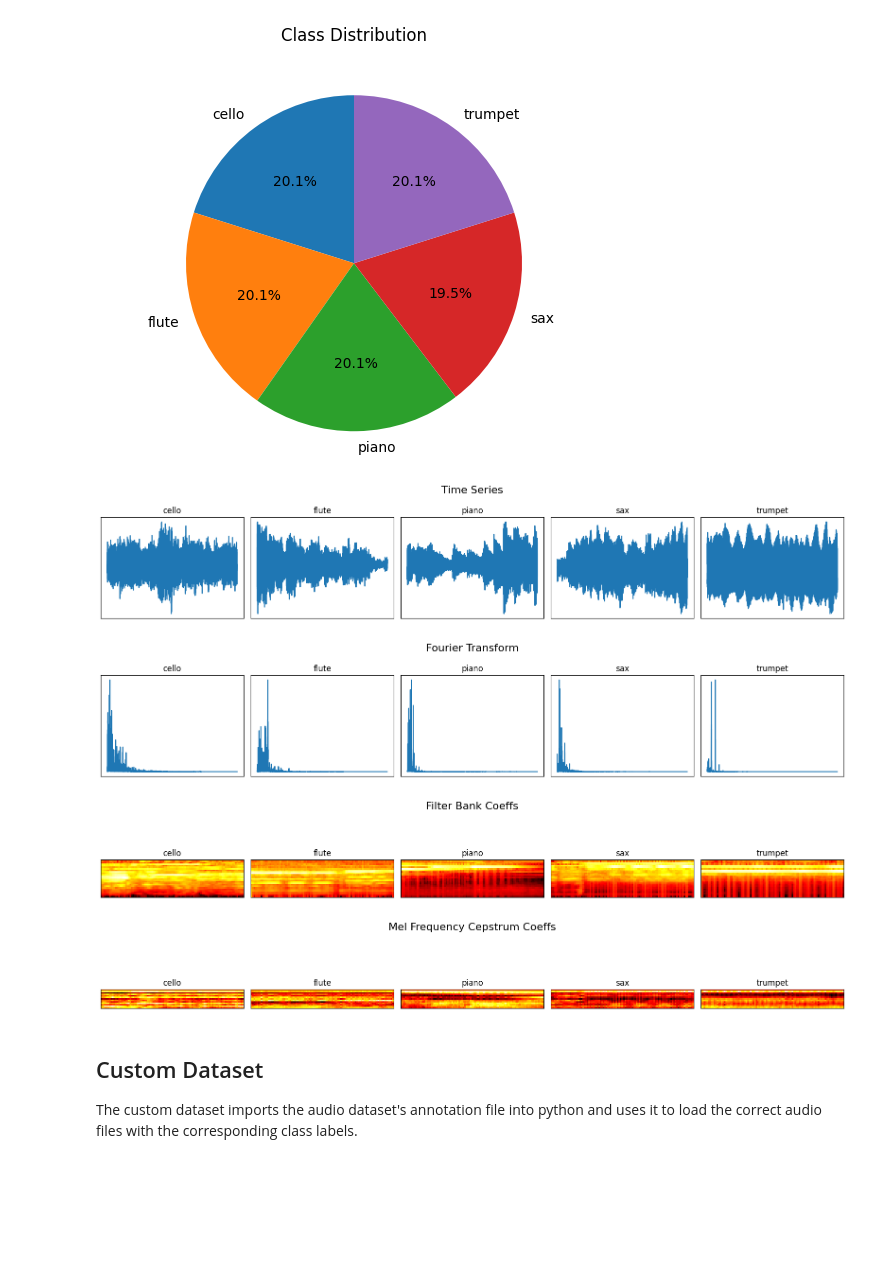
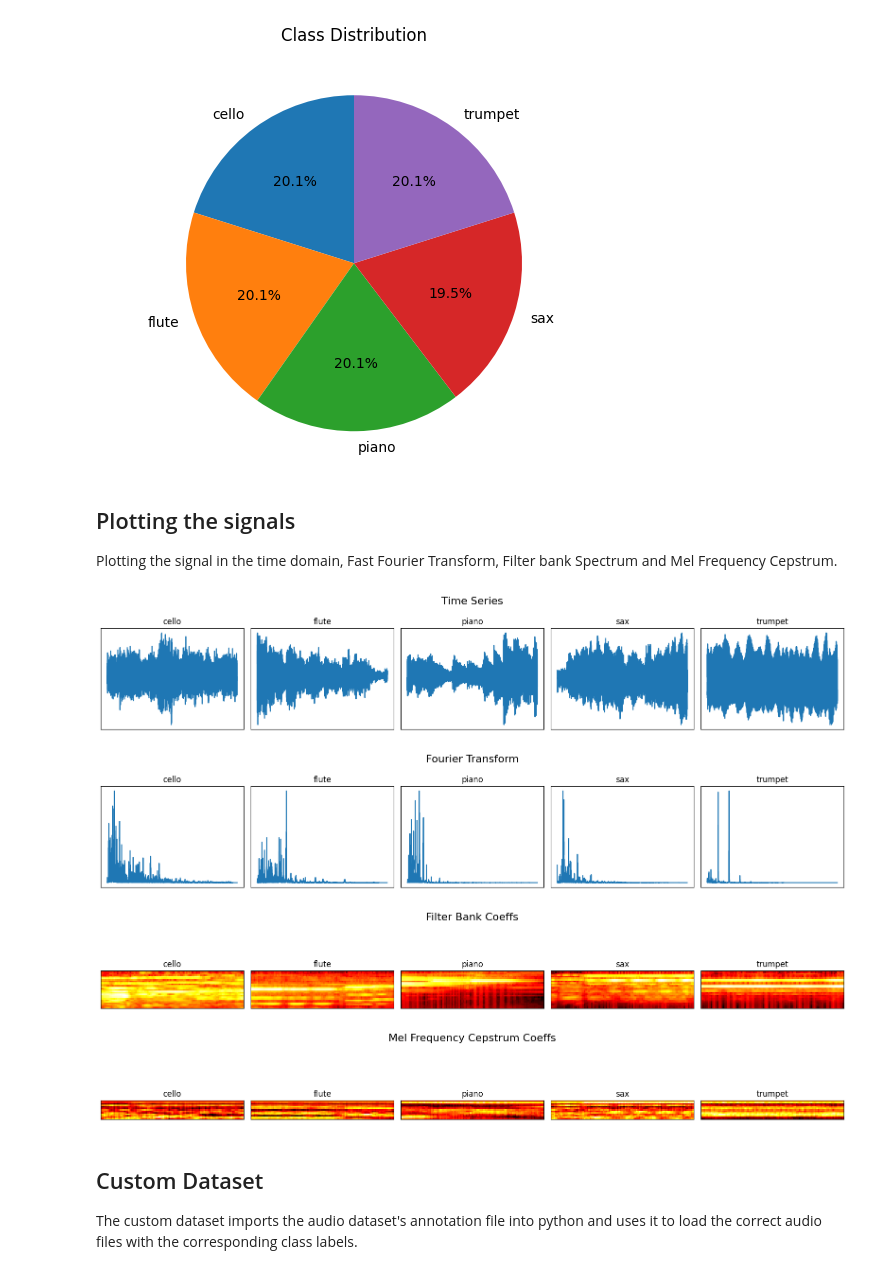
Before and after one commit to harveyf2801/MIR-Instrument-Classification, a Jupyter notebook: InstrumentClassification.ipynb, the cells around one changed output. Drawn from its saved outputs; the diff is of its cells as text; code cells hidden in the pictures; blank space fills up the shorter version.

Commit message:
added comments and tidied code, then applied clean function to save pre-processed data

```diff
--- a/InstrumentClassification.ipynb
+++ b/InstrumentClassification.ipynb
@@ -88,24 +121,26 @@ annotations.to_csv(path_or_buf="annotations.csv", sep=',', encoding='utf-8', ind
 # %% [output]
 [figure]
+# %% [markdown]
+## Plotting the signals
+Plotting the signal in the time domain, Fast Fourier Transform, Filter bank Spectrum and Mel Frequency Cepstrum.
 # %%
-def envelope(y, fs, threshold):
-	mask = []
-	y = pd.Series(y).apply(np.abs)
-	y_mean = y.rolling(window=int(fs/16), min_periods=1, center=True).mean()
-	for mean in y_mean:
-		if mean > threshold:
-			mask.append(True)
-		else:
-			mask.append(False)
-	return mask
-
-def calc_fft(y, rate):
+def calc_fft(y, fs):
+	'''
+	Calculates the Fast Fourier Transform of a signal.
+	:param y: The input signal.
+	:param fs: The sampling rate of the signal.
+	:return: A tuple with the magnitude values and frequency bins (1/sample rate).
+	'''
 	n = len(y)
-	freqs = np.fft.rfftfreq(n, d=1/rate)
+	freqs = np.fft.rfftfreq(n, d=1/fs)
 	Y = abs(np.fft.rfft(y)/n)
 	return (Y, freqs)
 
 def plot_signals_time(signals):
+	'''
+	Plots the time domain of the signals.
+	:param signals: The input signals in a list.
+	'''
 
 	ncols = len(signals)
 	fig, ax = plt.subplots(1, ncols, figsize=(16, 3))
@@ -124,6 +159,10 @@ def plot_signals_time(signals):
 	plt.show()
 
 def plot_ffts(signals):
+	'''
+	Plots the Fast Fourier Transform of the signals.
+	:param signals: The input signals in a list.
+	'''
 
 	ncols = len(signals)
 	fig, ax = plt.subplots(1, ncols, figsize=(16, 3))
@@ -144,6 +183,10 @@ def plot_ffts(signals):
 	plt.show()
 
 def plot_fbanks(signals):
+	'''
+	Plots the Filter Bank spectrogram of the signals.
+	:param signals: The input signals in a list.
+	'''
 
 	ncols = len(signals)
 	fig, ax = plt.subplots(1, ncols, figsize=(16, 3))
@@ -163,6 +206,10 @@ def plot_fbanks(signals):
 	plt.show()
 
 def plot_mfccs(signals):
+	'''
+	Plots the Mel Frequency Cepstrum of the signals.
+	:param signals: The input signals in a list.
+	'''
 
 	ncols = len(signals)
 	fig, ax = plt.subplots(1, ncols, figsize=(16, 3))
@@ -181,48 +228,43 @@ def plot_mfccs(signals):
 	plt.tight_layout()
 	plt.show()
 
+# Creating dictionaries to hold the data and the corresponding class label as a key
 signals = {}
 fft = {}
 fbank = {}
 mfccs = {}
 
-# Plotting the feature extractions of the audio
+# Getting all the unique class labels
+classes = list(np.unique(annotations.ClassLabel))
+
+# Iterating through the classes and selecting the first signal from each to extract features
 for c in classes:
   wav_file = annotations[annotations.ClassLabel == c].iloc[0, 0]
-  signal, fs = librosa.load(os.path.join(AUDIO_FILES, wav_file), mono=True, sr=None)
-  mask = envelope(signal, fs, 0.0005)
-  signal = signal[mask]
+  signal, fs = librosa.load(os.path.join(CLEAN_FILES, wav_file), mono=True, sr=None)
   signals[c] = signal
   fft[c] = calc_fft(signal, fs)
   bank = logfbank(signal[:fs], fs, nfilt=26, nfft=1103).T
   fbank[c] = bank
   mel = mfcc(signal[:fs], fs, numcep=13, nfilt=26, nfft=1103).T
   mfccs[c] = mel
 
+# Plotting the feature extractions of the audio
 plot_signals_time(signals)
 plt.show()
 
 plot_ffts(fft)
 plt.show()
 
 plot_fbanks(fbank)
 plt.show()
 
 plot_mfccs(mfccs)
 plt.show()
-
-clean_files = os.listdir('clean')
-for file in tqdm(annotations.Filename):
-	if file in clean_files:
-		continue
-	signal, fs = librosa.load(os.path.join(AUDIO_FILES, file), mono=True, sr=16000)
-	mask = envelope(signal, fs, 0.0005)
-	wavfile.write(filename=os.path.join(CLEAN_FILES, file), rate=fs, data=signal[mask])
 # %% [output]
 [figure]
-[figure, old version]
+[figure, new version]
-[figure, old version]
+[figure, new version]
-[figure, old version]
+[figure, new version]
 # %% [markdown]
 ## Custom Dataset
 
```
Also changed, not shown: parts of 7 cells of this notebook, 1 other file.
